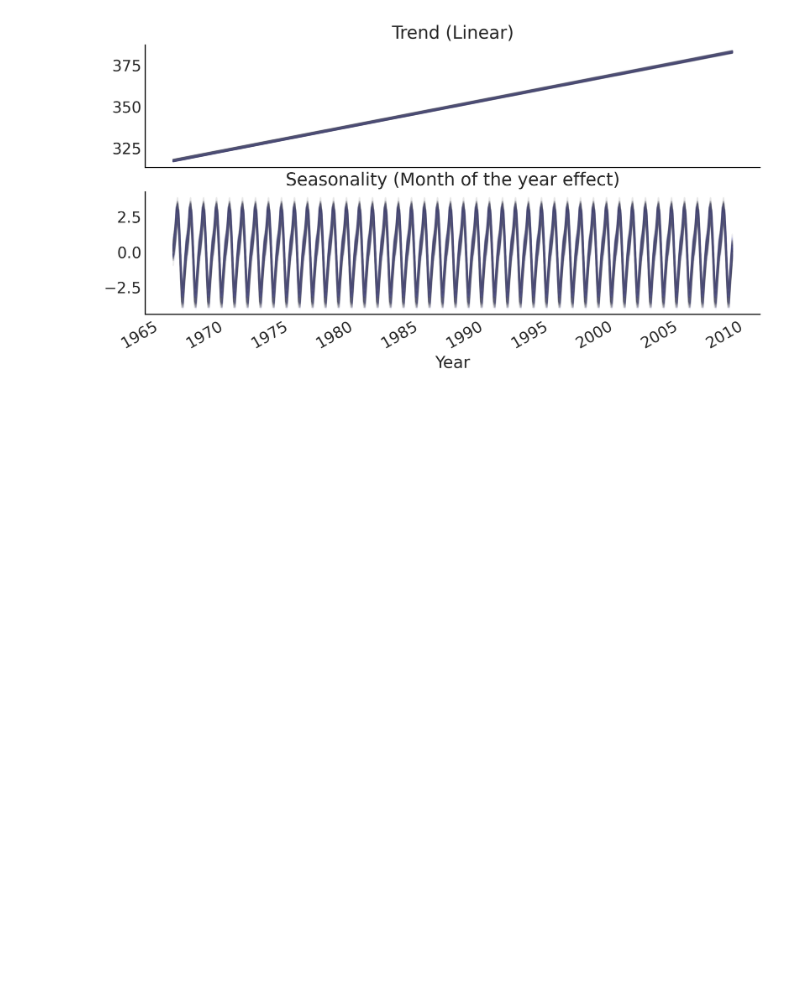
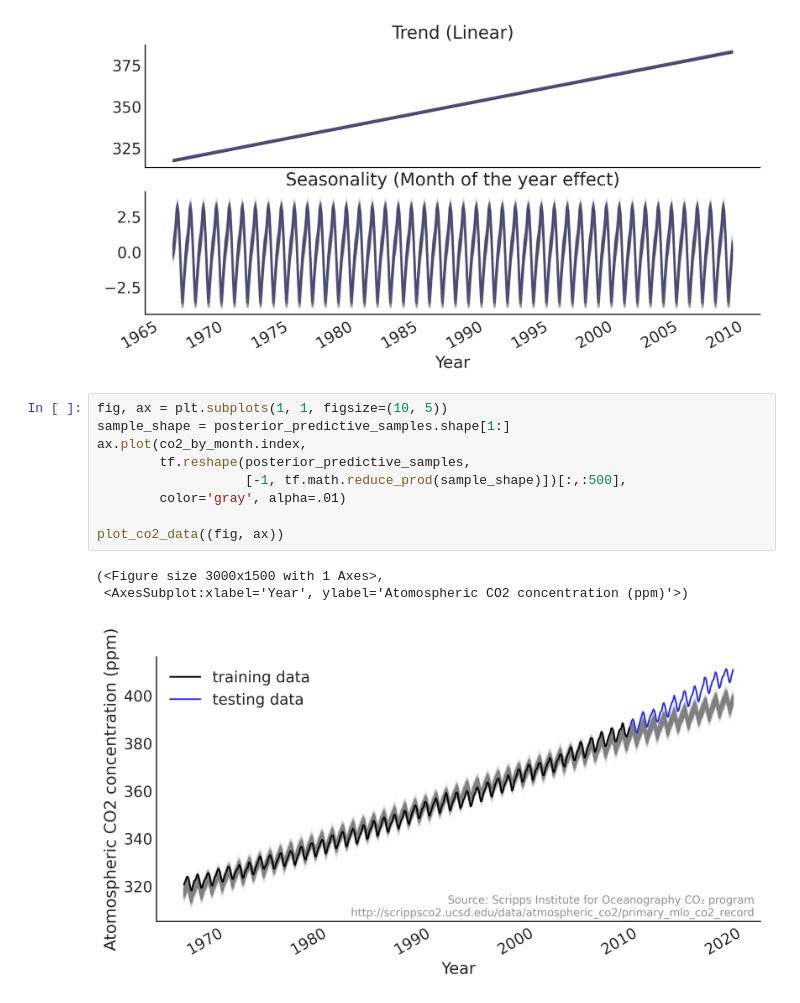
Before and after one commit to styuk/Time-Seriese, a Jupyter notebook: python/tfp.ipynb, the cells around one changed output. Cells and saved outputs as stored; diff of their text form; blank space fills up the shorter version.

```diff
--- a/python/tfp.ipynb
+++ b/python/tfp.ipynb
@@ -136,3 +163,16 @@ ax[1].set_xlabel("Year")
 fig.autofmt_xdate()
 # %% [output]
 [figure]
+# %%
+fig, ax = plt.subplots(1, 1, figsize=(10, 5))
+sample_shape = posterior_predictive_samples.shape[1:]
+ax.plot(co2_by_month.index,
+        tf.reshape(posterior_predictive_samples,
+                   [-1, tf.math.reduce_prod(sample_shape)])[:,:500],
+        color='gray', alpha=.01)
+
+plot_co2_data((fig, ax))
+# %% [output]
+(<Figure size 3000x1500 with 1 Axes>,
+ <AxesSubplot:xlabel='Year', ylabel='Atomospheric CO2 concentration (ppm)'>)
+[figure, added]
```
Also changed, not shown: parts of 4 cells of this notebook.
